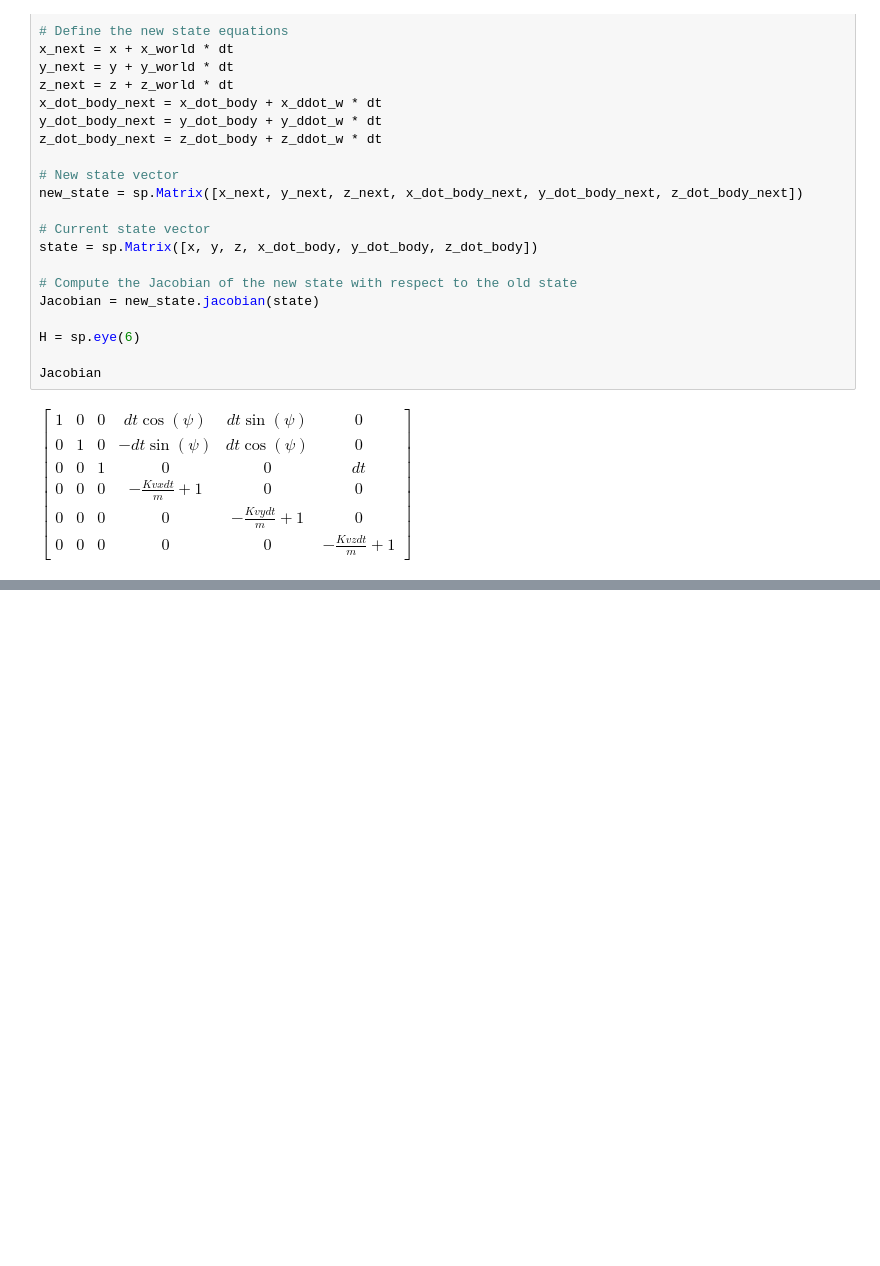
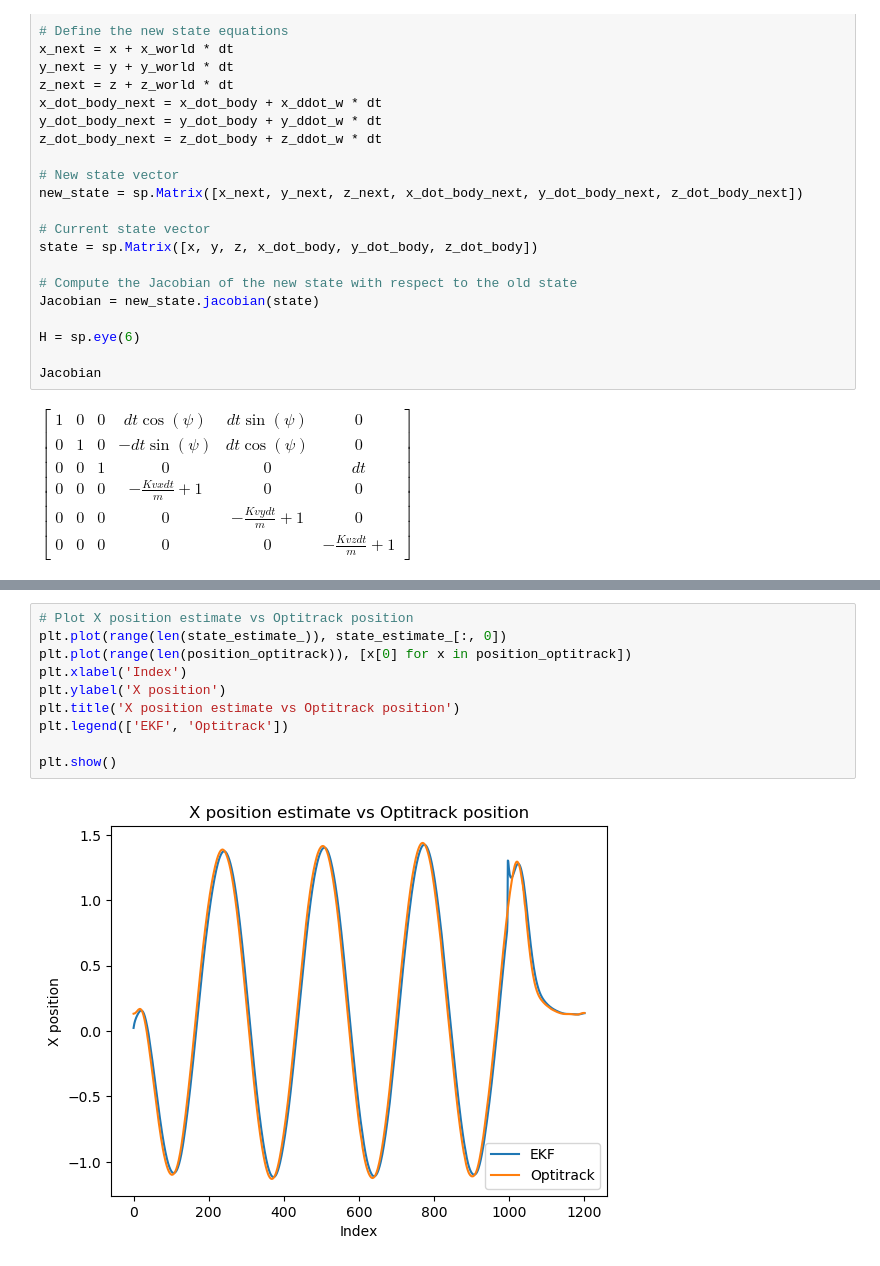
Before and after one commit to LuizMiguelTavares/crazyflie, a Jupyter notebook: crazyflie_controller/src/data/kalman_filter_tests.ipynb, the cells around one changed output, grey strips where cells are left out. Saved outputs shown, nothing was run; the diff lists cells and outputs as text; blank space fills up the shorter version.

```diff
--- a/crazyflie_controller/src/data/kalman_filter_tests.ipynb
+++ b/crazyflie_controller/src/data/kalman_filter_tests.ipynb
@@ -376,0 +367,12 @@ NameError: name 'vel_crazyflie' is not defined
+# %%
+# Plot X position estimate vs Optitrack position
+plt.plot(range(len(state_estimate_)), state_estimate_[:, 0])
+plt.plot(range(len(position_optitrack)), [x[0] for x in position_optitrack])
+plt.xlabel('Index')
+plt.ylabel('X position')
+plt.title('X position estimate vs Optitrack position')
+plt.legend(['EKF', 'Optitrack'])
+
+plt.show()
+# %% [output]
+[figure, added]
```
Also changed, not shown: parts of 5 cells of this notebook.
